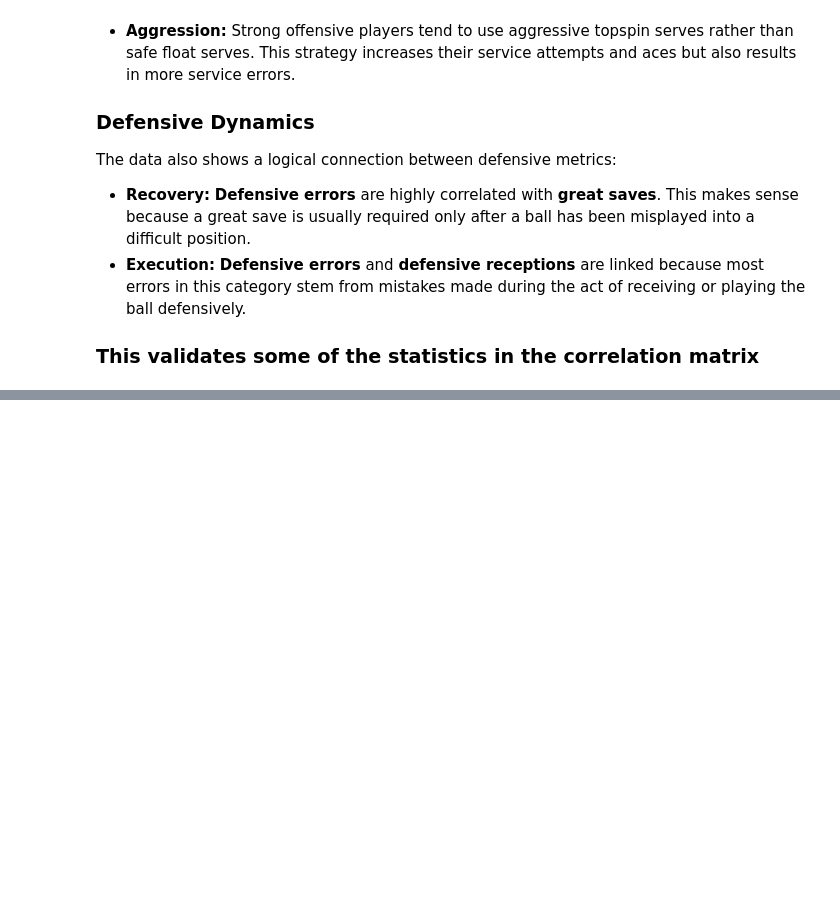
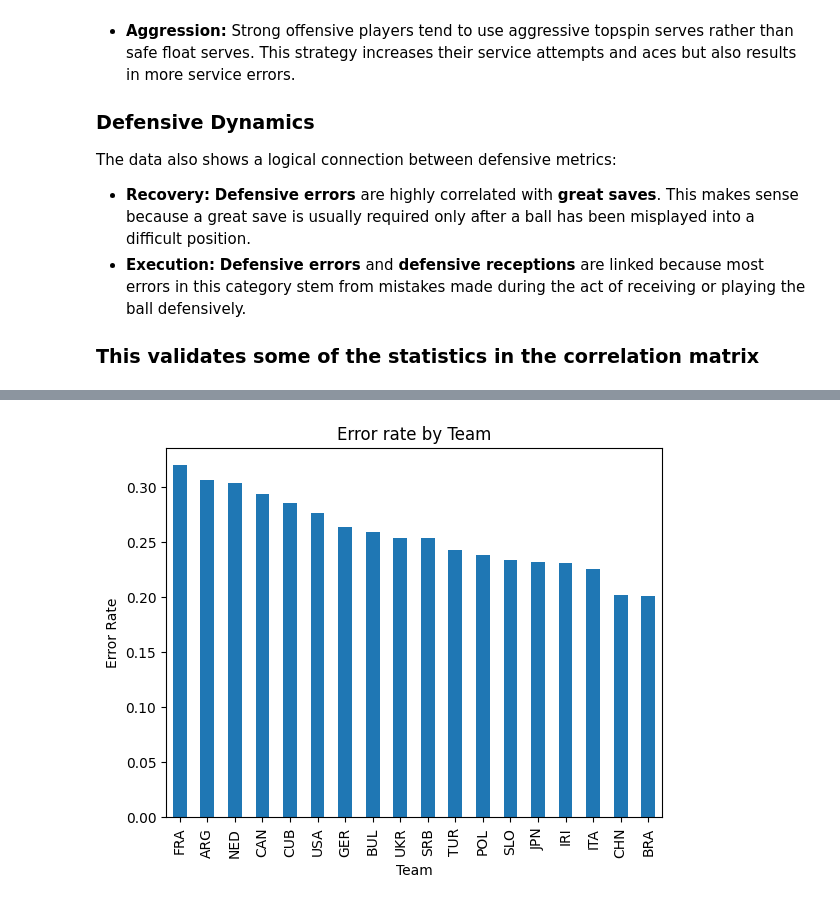
Before and after one commit to Noahgeorge21/Volleyball_EDA, a Jupyter notebook: vb_EDA.ipynb, the cells around one changed output, grey strips where cells are left out. Saved outputs shown, nothing was run; the diff lists cells and outputs as text; code cells hidden in the pictures; blank space fills up the shorter version.

```diff
--- a/vb_EDA.ipynb
+++ b/vb_EDA.ipynb
@@ -218,0 +279,19 @@ The data also shows a logical connection between defensive metrics:
+# %%
+df['Service Error rate'] = df['Service Errors'] / df['Service Attempts']
+# %%
+"""From this chart we can see which teams are more conservative(serving with less aggression, focused on keeping it in) and teams
+who are less conservative(serving with more aggression, focused on acing). This is heavily correlated with the teams dynamics and
+says a lot about their style of play and personality. Error rate is derived from the sum of a teams service errors divided by the
+sum of their service attempts. Teams with higher error rate tend to serve more topspin serves, these are more likely to serve out
+or go into the net but have a higher chance of acing, teams with lower error rate tend to serve more float serves or lighter topspin
+serves, these are more likely to go in but have a lower chance of acing.
+"""
+error_rate_by_age = df.groupby('Team')['Service Errors'].sum() / df.groupby('Team')['Service Attempts'].sum()
+error_rate_by_age = error_rate_by_age.sort_values(ascending=False)
+error_rate_by_age.plot(kind='bar')
+plt.title('Error rate by Team')
+plt.xlabel('Team')
+plt.ylabel('Error Rate')
+plt.show()
+# %% [output]
+[figure, added]
```
Also changed, not shown: parts of 10 cells of this notebook.
